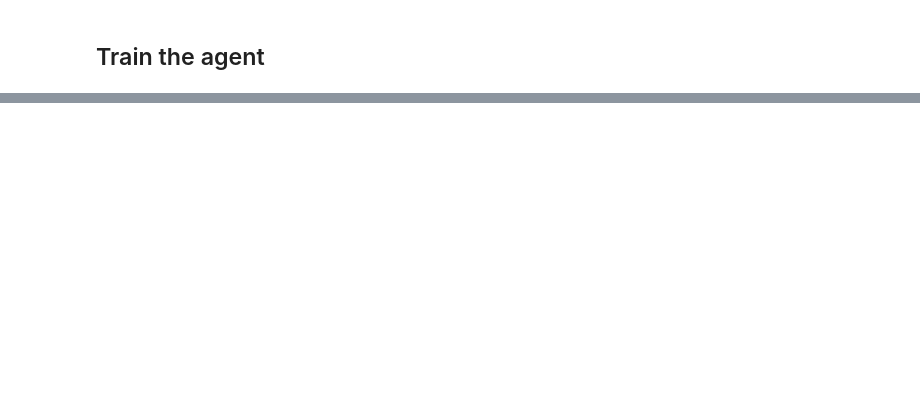
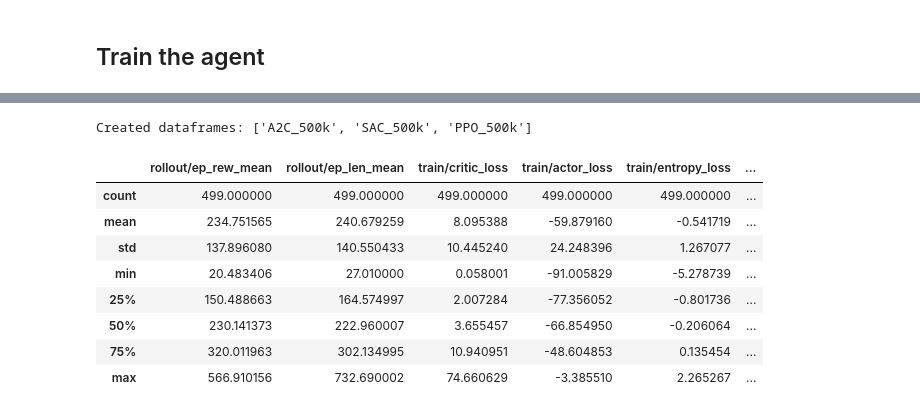
Before and after one commit to till2/self-driving-car, a Jupyter notebook: Baselines.ipynb, the cells around one changed output, grey strips where cells are left out. Saved outputs shown, nothing was run; the diff lists cells and outputs as text; code cells hidden in the pictures; blank space fills up the shorter version.

```diff
--- a/Baselines.ipynb
+++ b/Baselines.ipynb
@@ -214,0 +216,68 @@ plt.show()
+# %%
+metrics = [
+    "rollout/ep_rew_mean",     # SAC: ✅, PPO: ✅, A2C: ✅
+    "rollout/ep_len_mean",     # SAC: ✅, PPO: ✅, A2C: ✅
+    "train/critic_loss",       # SAC: critic_loss, PPO: value_loss, A2C: value_loss
+    "train/actor_loss",        # SAC: actor_loss, PPO: policy_gradient_loss, A2C: policy_loss
+    "train/entropy_loss",     # SAC: ent_coef_loss, PPO: entropy_loss, A2C: entropy_loss
+    "time/fps" # SAC: ✅, PPO: ✅, A2C: ✅
+]
+
+baselines = {
+    "A2C_500k": "baseline_logs/A2C_500k/events.out.tfevents.1685255857.z.54420.0",
+    "SAC_500k": "baseline_logs/SAC_500k/events.out.tfevents.1685211019.z.35749.0",
+    "PPO_500k": "baseline_logs/PPO_500k/events.out.tfevents.1685229886.z.44451.0",
+}
+
+dataframes = {}
+
+for key, log_file in baselines.items():
+    event_acc = EventAccumulator(log_file)
+    event_acc.Reload()
+
+    rows = []
+    for metric in metrics:
+
+        if metric == "train/critic_loss":
+            if "PPO" in key or "A2C" in key:
+                metric = "train/value_loss"
+
+        if metric == "train/actor_loss":
+            if "PPO" in key:
+                metric = "train/policy_gradient_loss"
+            elif "A2C" in key:
+                metric = "train/policy_loss"
+
+        if metric == "train/entropy_loss":
+            if "SAC" in key:
+                metric = "train/ent_coef_loss"
+
+        steps = []
+        values = []
+        for event in event_acc.Scalars(metric):
+            steps.append(event.step)
+            values.append(event.value)
+        rows.append(values)
+
+    df = pd.DataFrame(rows, columns=steps, index=metrics)
+    dataframes[key] = df
+
+print("Created dataframes:", list(dataframes.keys()))
+
+sac_500k_df = dataframes["SAC_500k"].T
+ppo_500k_df = dataframes["PPO_500k"].T
+a2c_500k_df = dataframes["A2C_500k"].T
+# %% [output]
+Created dataframes: ['A2C_500k', 'SAC_500k', 'PPO_500k']
+# %%
+sac_500k_df.describe()
+# %% [output]
+|  | rollout/ep_rew_mean | rollout/ep_len_mean | train/critic_loss | train/actor_loss | train/entropy_loss | ... |
+| count | 499.000000 | 499.000000 | 499.000000 | 499.000000 | 499.000000 | ... |
+| mean | 234.751565 | 240.679259 | 8.095388 | -59.879160 | -0.541719 | ... |
+| std | 137.896080 | 140.550433 | 10.445240 | 24.248396 | 1.267077 | ... |
+| min | 20.483406 | 27.010000 | 0.058001 | -91.005829 | -5.278739 | ... |
+| 25% | 150.488663 | 164.574997 | 2.007284 | -77.356052 | -0.801736 | ... |
+| 50% | 230.141373 | 222.960007 | 3.655457 | -66.854950 | -0.206064 | ... |
+| 75% | 320.011963 | 302.134995 | 10.940951 | -48.604853 | 0.135454 | ... |
+| max | 566.910156 | 732.690002 | 74.660629 | -3.385510 | 2.265267 | ... |
```
Also changed, not shown: parts of 21 cells of this notebook, 8 other files.
